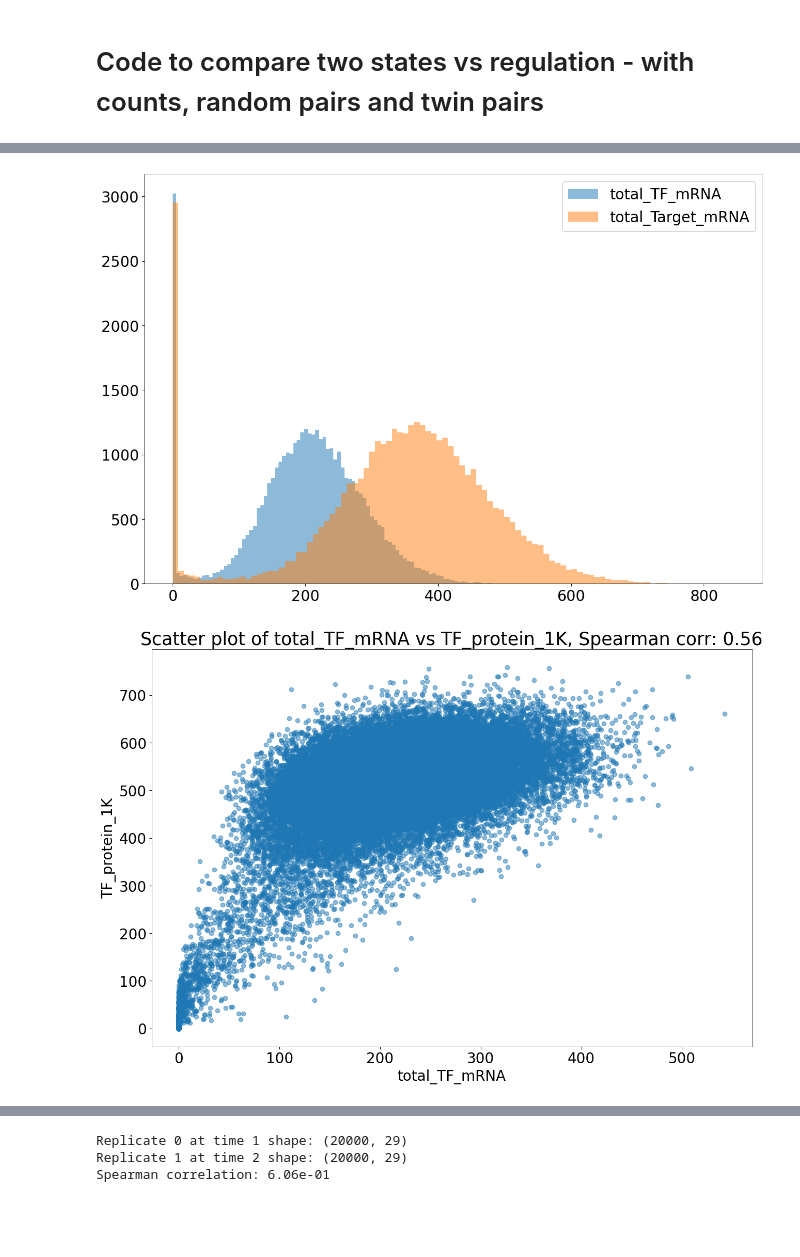
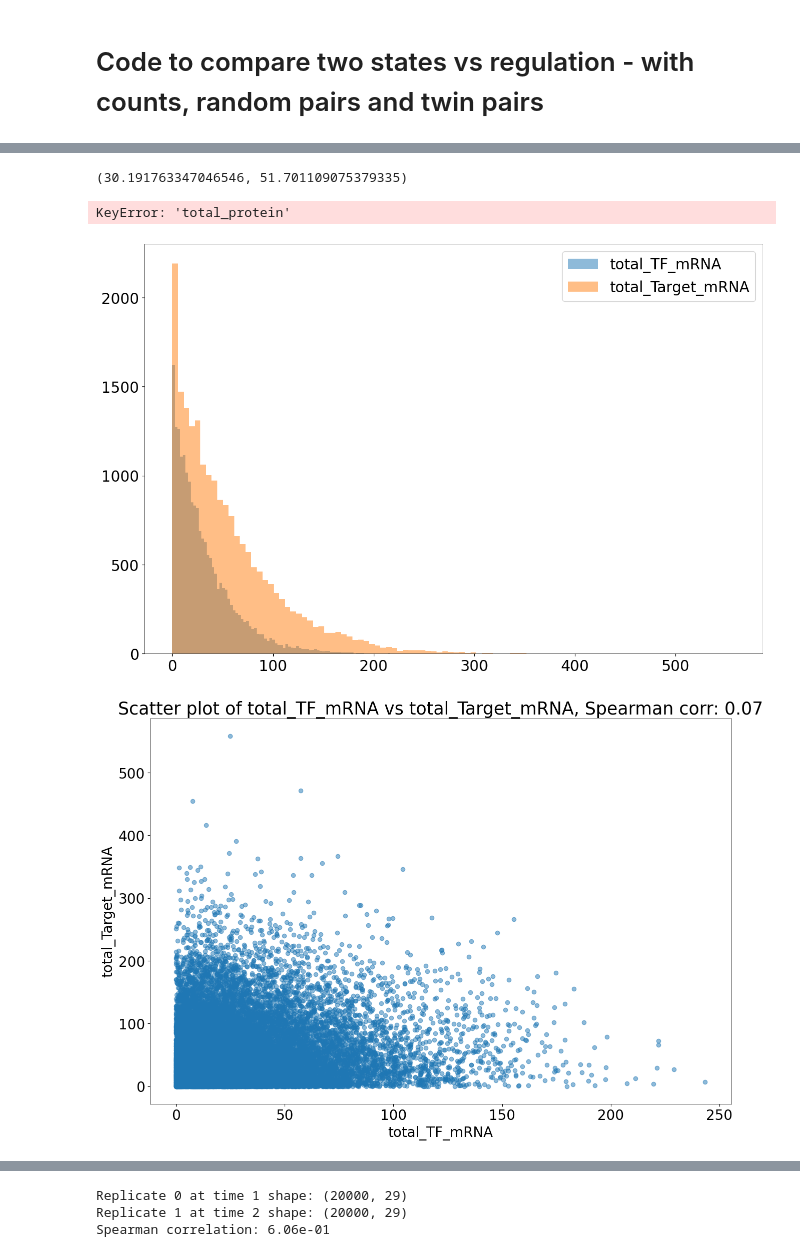
Before and after one commit to Keerthana910234/grnInference, a Jupyter notebook: analysisCode/compare_two_state_regulation.ipynb, the cells around one changed output, grey strips where cells are left out. Cells and saved outputs as stored; diff of their text form; code cells hidden in the pictures; blank space fills up the shorter version.

```diff
--- a/analysisCode/compare_two_state_regulation.ipynb
+++ b/analysisCode/compare_two_state_regulation.ipynb
@@ -30,7 +30,7 @@ pylab.rcParams.update(params)
 # pylab.style.use('seaborn-white')
 # %%
 #PARAM VALS FOR THIS RUN
-sim_file_use = '/home/mzo5929/Keerthana/grnInference/simulationData/two_way_regulation/test/samples_replicates_with_regulation_0.csv'
+sim_file_use = "/home/mzo5929/Keerthana/grnInference/simulation_data/anika_gupta_test/samples_over_time_0.csv"
 # sim_file_use = '/home/mzo5929/Keerthana/grnInference/simulationData/self_regulation/A_B_Bloops_1.csv'
 # sim_file_use = '/home/mzo5929/Keerthana/grnInference/simulationData/simulations_rerun/with_regulation/median/samples_replicates_with_regulation_median_0.csv'
 num_sampling_times = 24
@@ -78,49 +108,57 @@ Index(['Unnamed: 0', 'TF_is_bursting', 'Target_is_bursting', 'TF_protein_1K',
+# %%
+(0.27/(0.27 +  8.4))*32*8.4/(np.log(2)/2.5), (0.25/(0.25 +  7.7))*40*7.7/(np.log(2)/3.7)
+# %% [output]
+(30.191763347046546, 51.701109075379335)
+# %%
+combined_10['total_protein'].mean(), combined_10['total_Target_mRNA'].mean()
+# %% [output]
+KeyError: 'total_protein'
 # %%
 #First compare regulation
 time = 300
 singleTime_df = updated_df[updated_df['sampling_time'] == time]
 singleTime_df = singleTime_df.reset_index(drop=True)
 
 #Select the top and bottom 10 percentile of the TF mRNA
 singleTime_df = singleTime_df.sort_values(by='total_TF_mRNA')
 top_10 = singleTime_df.tail(int(len(singleTime_df)*0.1))
 bottom_10 = singleTime_df.head(int(len(singleTime_df)*0.1))
 
 #Combined top and bottom 10 percentile
 combined_10 =  singleTime_df #pd.concat([top_10, bottom_10])
 
 plt.hist((combined_10['total_TF_mRNA']), bins=100, alpha=0.5, label='total_TF_mRNA')
 plt.hist(combined_10['total_Target_mRNA'], bins=100, alpha=0.5, label='total_Target_mRNA')
 plt.legend(loc='upper right')
 plt.show()
 
-plt.scatter((combined_10['spliced_unlabeled_TF'] + combined_10['spliced_labeled_TF']), combined_10['TF_protein_1K'], alpha=0.5)
-corr = spearmanr(combined_10['TF_protein_1K'], (combined_10['spliced_unlabeled_TF'] + combined_10['spliced_labeled_TF']))
-plt.ylabel('TF_protein_1K')
-plt.xlabel('total_TF_mRNA')
-plt.title('Scatter plot of total_TF_mRNA vs TF_protein_1K, Spearman corr: {:.2f}'.format(corr.correlation))
-plt.show()
+# plt.scatter((combined_10['spliced_unlabeled_TF'] + combined_10['spliced_labeled_TF']), combined_10['TF_protein_1K'], alpha=0.5)
+# corr = spearmanr(combined_10['TF_protein_1K'], (combined_10['spliced_unlabeled_TF'] + combined_10['spliced_labeled_TF']))
+# plt.ylabel('TF_protein_1K')
+# plt.xlabel('total_TF_mRNA')
+# plt.title('Scatter plot of total_TF_mRNA vs TF_protein_1K, Spearman corr: {:.2f}'.format(corr.correlation))
+# plt.show()
 
-plt.scatter(combined_10['TF_protein_1K'], combined_10['total_Target_mRNA'], alpha=0.5)
-corr = spearmanr(combined_10['TF_protein_1K'], combined_10['total_Target_mRNA'])
-plt.xlabel('TF_protein_1K')
-plt.ylabel('total_Target_mRNA')
-plt.title(f'Scatter plot of TF_protein_1K vs total_Target_mRNA, Spearman corr: {corr.correlation:.2f}')
-plt.show()
+# plt.scatter(combined_10['TF_protein_1K'], combined_10['total_Target_mRNA'], alpha=0.5)
+# corr = spearmanr(combined_10['TF_protein_1K'], combined_10['total_Target_mRNA'])
+# plt.xlabel('TF_protein_1K')
+# plt.ylabel('total_Target_mRNA')
+# plt.title(f'Scatter plot of TF_protein_1K vs total_Target_mRNA, Spearman corr: {corr.correlation:.2f}')
+# plt.show()
 
-plt.scatter(combined_10['Target_protein_1K'], combined_10['total_TF_mRNA'], alpha=0.5)
-corr = spearmanr(combined_10['Target_protein_1K'], combined_10['total_TF_mRNA'])
-plt.xlabel('Target_protein_1K')
-plt.ylabel('total_TF_mRNA')
-plt.title(f'Scatter plot of Target_protein_1K vs total_TF_mRNA, Spearman corr: {corr.correlation:.2f}')
-plt.show()
+# plt.scatter(combined_10['Target_protein_1K'], combined_10['total_TF_mRNA'], alpha=0.5)
+# corr = spearmanr(combined_10['Target_protein_1K'], combined_10['total_TF_mRNA'])
+# plt.xlabel('Target_protein_1K')
+# plt.ylabel('total_TF_mRNA')
+# plt.title(f'Scatter plot of Target_protein_1K vs total_TF_mRNA, Spearman corr: {corr.correlation:.2f}')
+# plt.show()
 
 plt.scatter((singleTime_df['spliced_unlabeled_TF'] + singleTime_df['spliced_labeled_TF']), singleTime_df['total_Target_mRNA'], alpha=0.5)
 corr = spearmanr((singleTime_df['spliced_unlabeled_TF'] + singleTime_df['spliced_labeled_TF']), singleTime_df['total_Target_mRNA'])
 plt.xlabel('total_TF_mRNA')
 plt.ylabel('total_Target_mRNA')
 plt.title(f'Scatter plot of total_TF_mRNA vs total_Target_mRNA, Spearman corr: {corr[0]:.2f}')
 plt.show()
 # %% [output]
-[figure, old version]
+[figure, new version]
-[figure, old version]
+[figure, new version]
```
Also changed, not shown: parts of 5 cells of this notebook, 2 other files.
